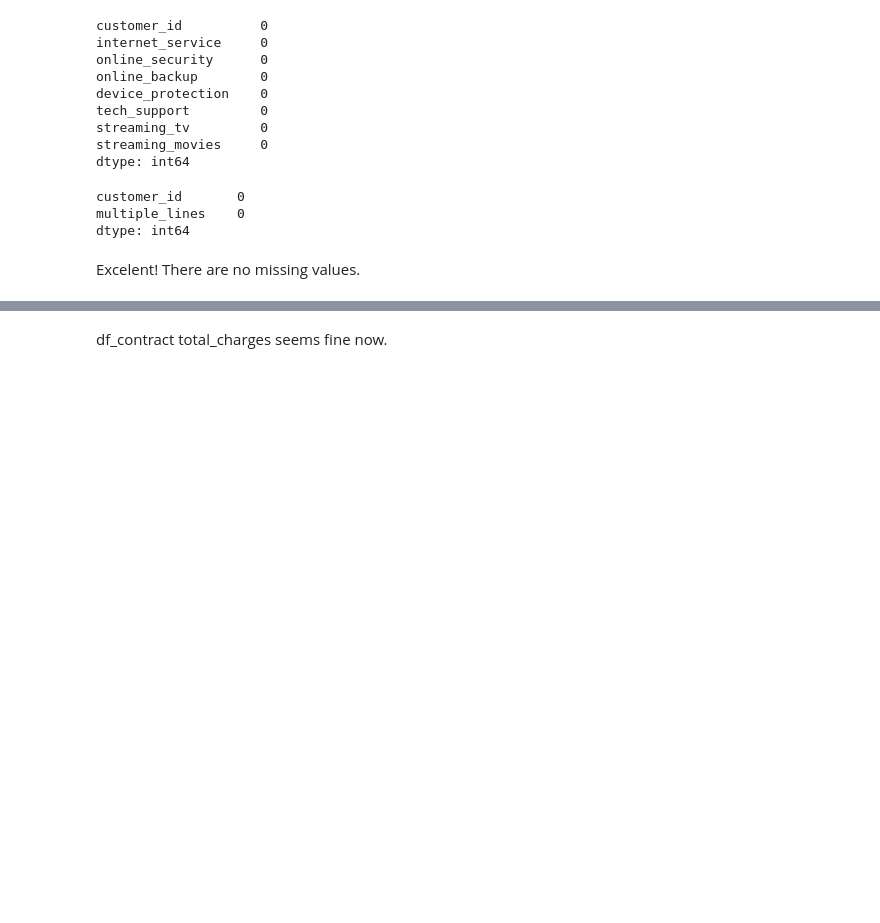
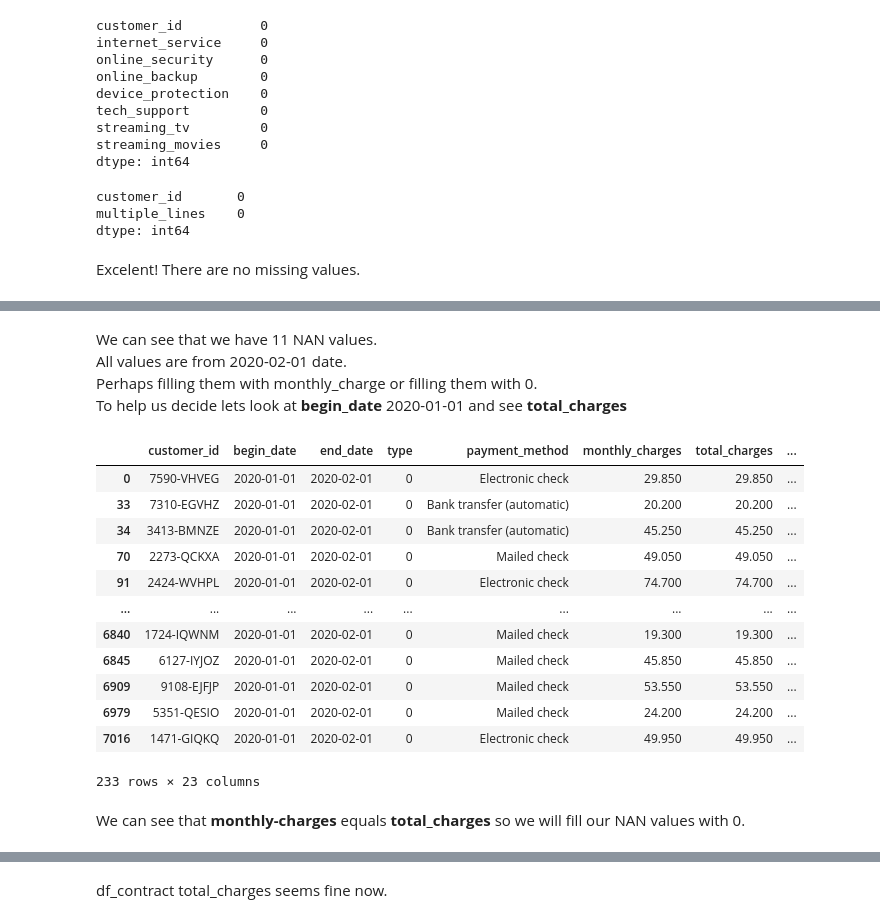
Before and after one commit to tryko/yandex-practicum-projects, a Jupyter notebook: 20-Itay-final_project/20-Itay-final_project.ipynb, the cells around one changed output, grey strips where cells are left out. Saved outputs shown, nothing was run; the diff lists cells and outputs as text; code cells hidden in the pictures; blank space fills up the shorter version.

```diff
--- a/20-Itay-final_project/20-Itay-final_project.ipynb
+++ b/20-Itay-final_project/20-Itay-final_project.ipynb
@@ -500,0 +667,23 @@ Making sure the values in total_charges make sense.
+# %% [markdown]
+We can see that we have 11 NAN values. <br>
+All values are  from 2020-02-01 date. <br>
+Perhaps filling them with monthly_charge or filling them with 0.<br>
+To help us decide lets look at **begin_date** 2020-01-01 and see **total_charges**
+# %%
+df[df.begin_date == '2020-01-01']
+# %% [output]
+|  | customer_id | begin_date | end_date | type | payment_method | monthly_charges | total_charges | ... |
+| 0 | 7590-VHVEG | 2020-01-01 | 2020-02-01 | 0 | Electronic check | 29.850 | 29.850 | ... |
+| 33 | 7310-EGVHZ | 2020-01-01 | 2020-02-01 | 0 | Bank transfer (automatic) | 20.200 | 20.200 | ... |
+| 34 | 3413-BMNZE | 2020-01-01 | 2020-02-01 | 0 | Bank transfer (automatic) | 45.250 | 45.250 | ... |
+| 70 | 2273-QCKXA | 2020-01-01 | 2020-02-01 | 0 | Mailed check | 49.050 | 49.050 | ... |
+| 91 | 2424-WVHPL | 2020-01-01 | 2020-02-01 | 0 | Electronic check | 74.700 | 74.700 | ... |
+| ... | ... | ... | ... | ... | ... | ... | ... | ... |
+| 6840 | 1724-IQWNM | 2020-01-01 | 2020-02-01 | 0 | Mailed check | 19.300 | 19.300 | ... |
+| 6845 | 6127-IYJOZ | 2020-01-01 | 2020-02-01 | 0 | Mailed check | 45.850 | 45.850 | ... |
+| 6909 | 9108-EJFJP | 2020-01-01 | 2020-02-01 | 0 | Mailed check | 53.550 | 53.550 | ... |
+| 6979 | 5351-QESIO | 2020-01-01 | 2020-02-01 | 0 | Mailed check | 24.200 | 24.200 | ... |
+| 7016 | 1471-GIQKQ | 2020-01-01 | 2020-02-01 | 0 | Electronic check | 49.950 | 49.950 | ... |
+233 rows × 23 columns
+# %% [markdown]
+We can see that **monthly-charges** equals **total_charges** so we will fill our NAN values with 0.
```
Also changed, not shown: parts of 147 cells of this notebook.
